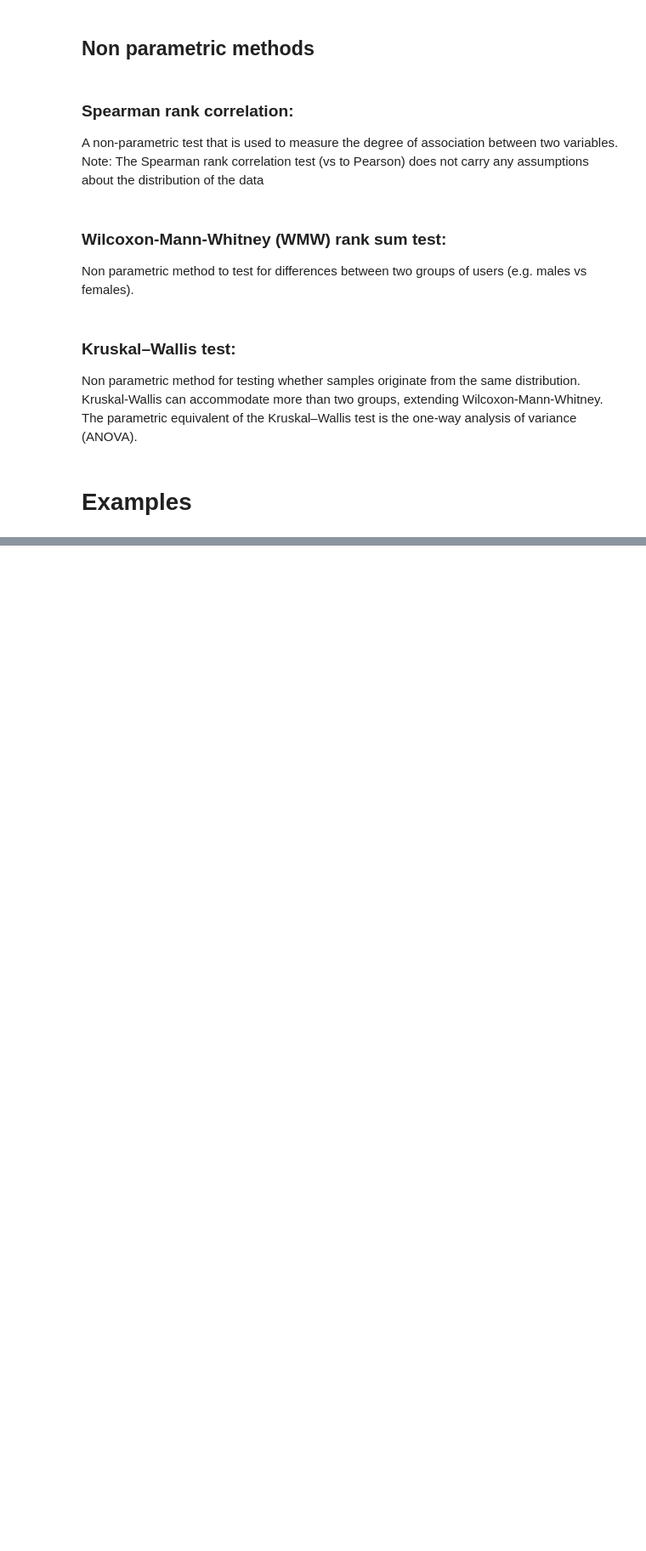
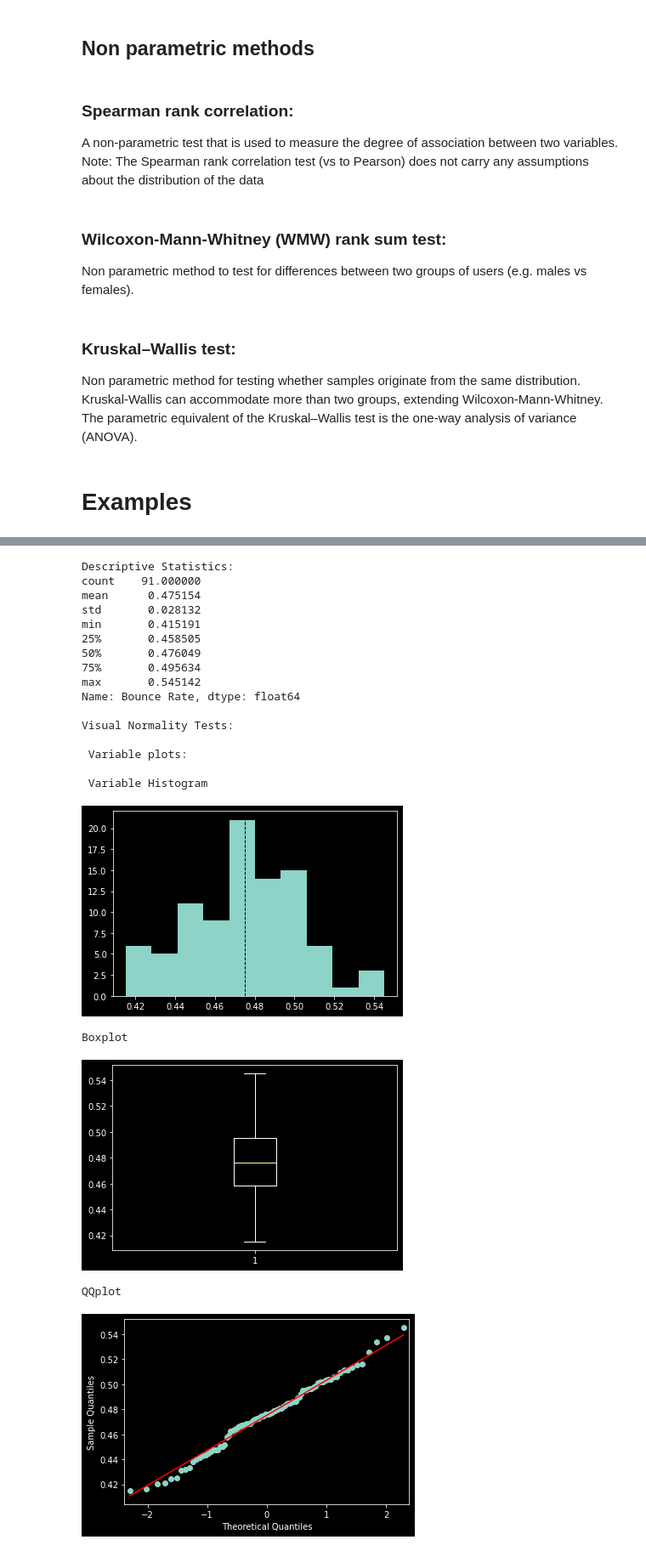
Before and after one commit to DimitriosTagkoulis/Statistical_Tests_For_Google_Analytics_with_Python, a Jupyter notebook: Example.ipynb, the cells around one changed output, grey strips where cells are left out. Shown: that part at 85% size. Drawn from its saved outputs; the diff is of its cells as text; code cells hidden in the pictures; blank space fills up the shorter version.

Commit message:
Updated Functions and Example

```diff
--- a/Example.ipynb
+++ b/Example.ipynb
@@ -4,3 +1,20 @@ import Functions
+# %%
+# Module Import
+from Functions import *
+
+import numpy as np
+# modules for functions
+import pandas as pd
+import plotly.graph_objects as go
+import plotly.io as pio
+from matplotlib import pyplot as plt
+import seaborn as sns
+pio.templates.default = "plotly_dark"
+
+# Imports for tests
+from scipy.stats import (kruskal, kstest, pearsonr, ranksums, shapiro,
+                         spearmanr, ttest_ind, f_oneway)
+from statsmodels.graphics.gofplots import qqplot
 # %% [markdown]
 # Brief Intro
 # %% [markdown]
@@ -46,0 +63,35 @@ of the Kruskal–Wallis test is the one-way analysis of variance (ANOVA).
+# %%
+#import the Bounce Rate Datasets
+xls1 = pd.ExcelFile('Data/Bounce_Rate_2018.xlsx')
+xls2 = pd.ExcelFile('Data/Bounce_Rate_2019.xlsx')
+Bounce_Rate_2018 = pd.read_excel(xls1, 'Dataset1')
+Bounce_Rate_2019 = pd.read_excel(xls2, 'Dataset1')
+# %%
+#Remove the dates for ease
+Bounce_Rate_2018=Bounce_Rate_2018['Bounce Rate']
+Bounce_Rate_2019=Bounce_Rate_2019['Bounce Rate']
+# %%
+# Normality Test for 2018 Bounce Rate
+normality_eda(Bounce_Rate_2018)
+# %% [output]
+Descriptive Statistics:
+count    91.000000
+mean      0.475154
+std       0.028132
+min       0.415191
+25%       0.458505
+50%       0.476049
+75%       0.495634
+max       0.545142
+Name: Bounce Rate, dtype: float64
+
+Visual Normality Tests:
+
+ Variable plots:
+
+ Variable Histogram
+[figure, added]
+Boxplot
+[figure, added]
+QQplot
+[figure, added]
```
Also changed, not shown: parts of 6 cells of this notebook, 1 other file.
